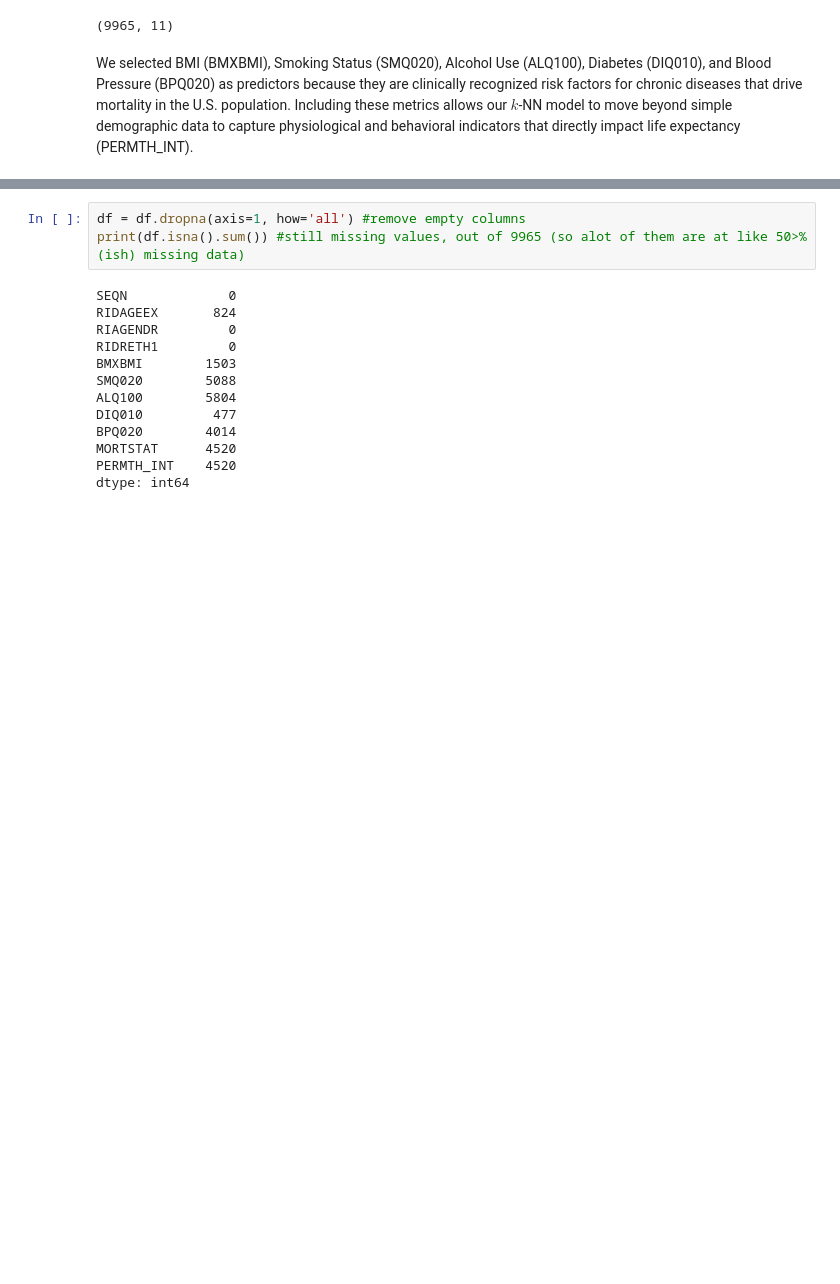
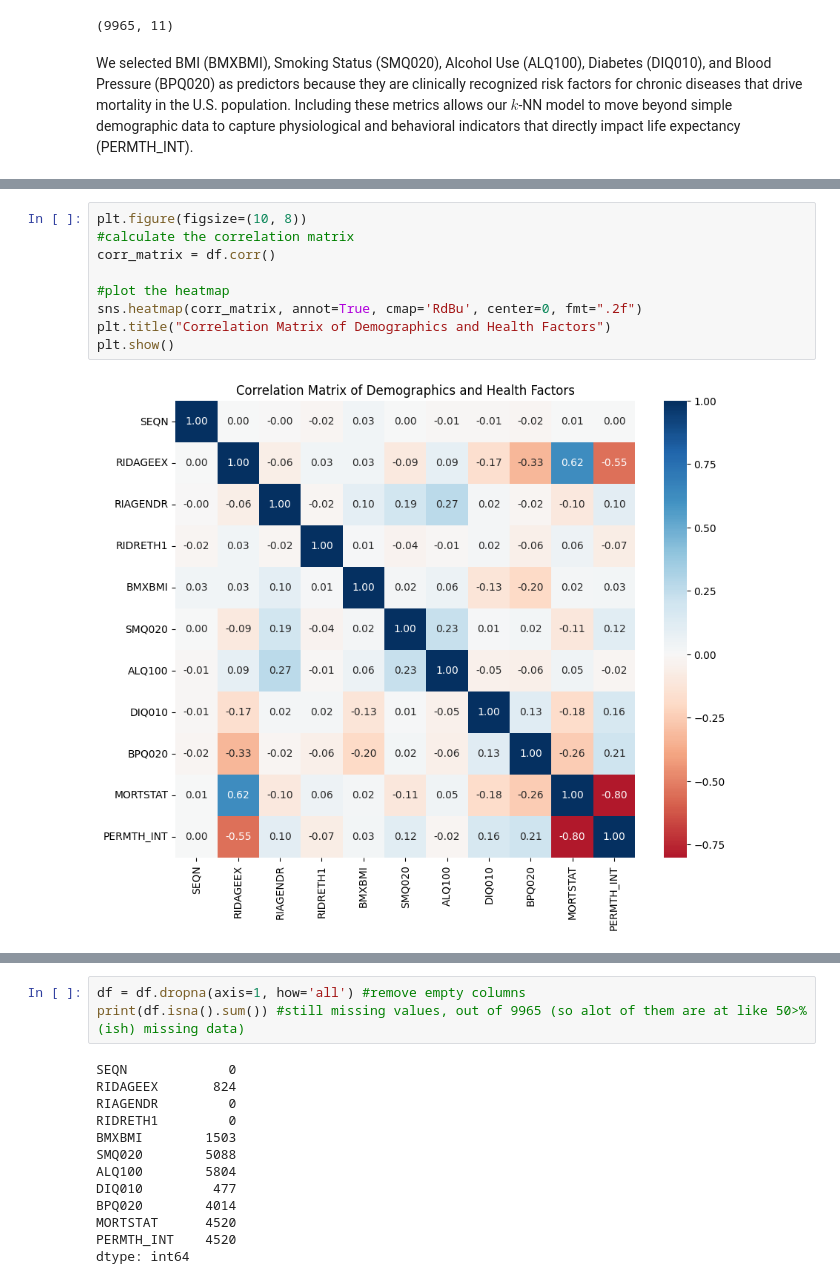
Before and after one commit to skang0812/ML-Project-1, a Jupyter notebook: project_1_bsds.ipynb, the cells around one changed output, grey strips where cells are left out. Drawn from its saved outputs; the diff is of its cells as text; blank space fills up the shorter version.

```diff
--- a/project_1_bsds.ipynb
+++ b/project_1_bsds.ipynb
@@ -214,0 +240,11 @@ We selected BMI (BMXBMI), Smoking Status (SMQ020), Alcohol Use (ALQ100), Diabete
+# %%
+plt.figure(figsize=(10, 8))
+#calculate the correlation matrix
+corr_matrix = df.corr()
+
+#plot the heatmap
+sns.heatmap(corr_matrix, annot=True, cmap='RdBu', center=0, fmt=".2f")
+plt.title("Correlation Matrix of Demographics and Health Factors")
+plt.show()
+# %% [output]
+[figure, added]
```
Also changed, not shown: parts of 2 cells of this notebook.
